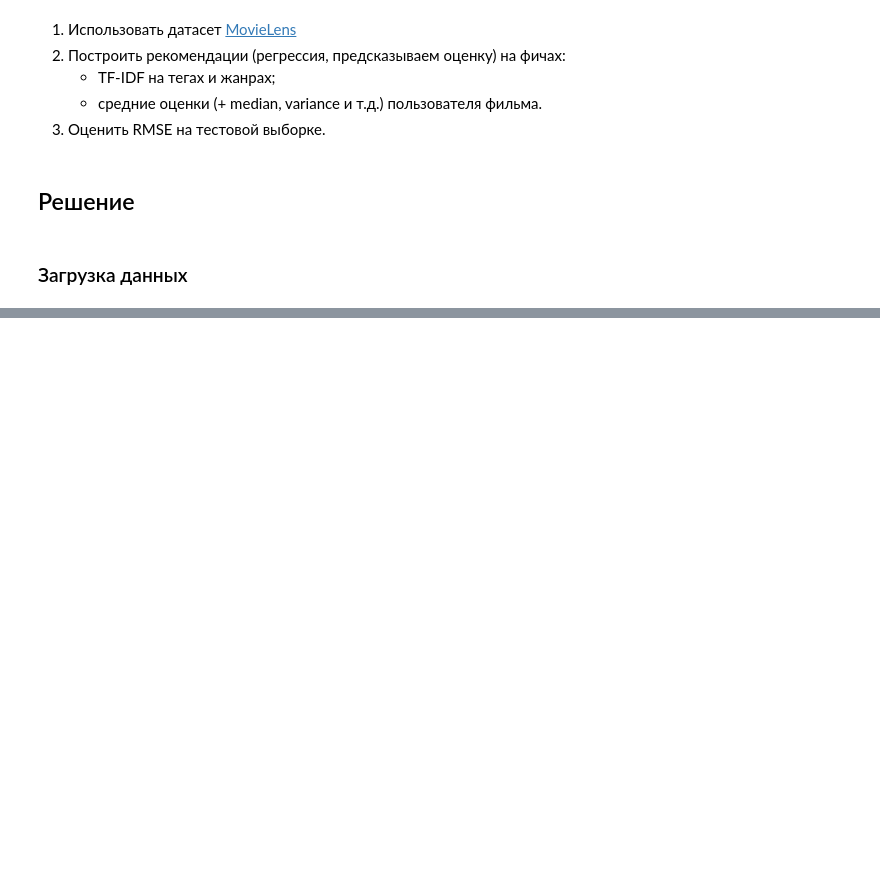
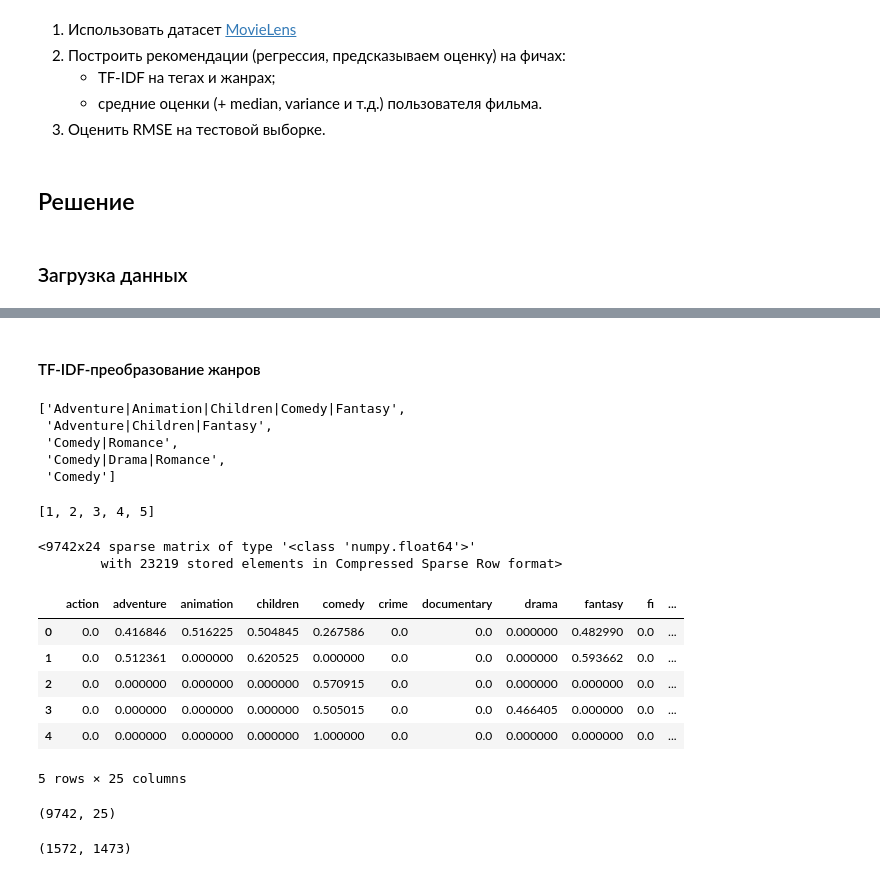
Before and after one commit to BalshowAndrew/ml_studying, a Jupyter notebook: aml/rsml_18/HW01_RSML.ipynb, the cells around one changed output, grey strips where cells are left out. Cells and saved outputs as stored; diff of their text form; code cells hidden in the pictures; blank space fills up the shorter version.

```diff
--- a/aml/rsml_18/HW01_RSML.ipynb
+++ b/aml/rsml_18/HW01_RSML.ipynb
@@ -21,0 +176,54 @@ tags = pd.read_csv('tags.csv')
+# %% [markdown]
+#### TF-IDF-преобразование жанров
+# %%
+# Создаем список жанров каждого из фильмов:
+# Одновременно удаляем прбелы и дефисы в строках
+genres_lst = []
+movieId_lst = []
+
+for index, row in movies.iterrows():
+    movieId_lst.append(row['movieId'])
+    genres_lst.append(row['genres'])
+# %%
+genres_lst[:5]
+# %% [output]
+['Adventure|Animation|Children|Comedy|Fantasy',
+ 'Adventure|Children|Fantasy',
+ 'Comedy|Romance',
+ 'Comedy|Drama|Romance',
+ 'Comedy']
+# %%
+movieId_lst[:5]
+# %% [output]
+[1, 2, 3, 4, 5]
+# %%
+# На основе списка tags_lst создаем спарс-матрицу:
+tfidf_genres = TfidfVectorizer()
+X_train_tfidf_genres = tfidf_genres.fit_transform(genres_lst)
+X_train_tfidf_genres
+# %% [output]
+<9742x24 sparse matrix of type '<class 'numpy.float64'>'
+        with 23219 stored elements in Compressed Sparse Row format>
+# %%
+# Преобразование спар-матирцы в датафрейм:
+tfidf_genres_df = pd.DataFrame(X_train_tfidf_genres.toarray(), columns=tfidf_genres.get_feature_names_out())
+# %%
+# Добавление в датафрейм столбца 'movieId'
+tfidf_genres_df['movieId'] = movieId_lst
+tfidf_genres_df.head()
+# %% [output]
+|  | action | adventure | animation | children | comedy | crime | documentary | drama | fantasy | fi | ... |
+| 0 | 0.0 | 0.416846 | 0.516225 | 0.504845 | 0.267586 | 0.0 | 0.0 | 0.000000 | 0.482990 | 0.0 | ... |
+| 1 | 0.0 | 0.512361 | 0.000000 | 0.620525 | 0.000000 | 0.0 | 0.0 | 0.000000 | 0.593662 | 0.0 | ... |
+| 2 | 0.0 | 0.000000 | 0.000000 | 0.000000 | 0.570915 | 0.0 | 0.0 | 0.000000 | 0.000000 | 0.0 | ... |
+| 3 | 0.0 | 0.000000 | 0.000000 | 0.000000 | 0.505015 | 0.0 | 0.0 | 0.466405 | 0.000000 | 0.0 | ... |
+| 4 | 0.0 | 0.000000 | 0.000000 | 0.000000 | 1.000000 | 0.0 | 0.0 | 0.000000 | 0.000000 | 0.0 | ... |
+5 rows × 25 columns
+# %%
+tfidf_genres_df.shape
+# %% [output]
+(9742, 25)
+# %%
+tfidf_tag_df.shape
+# %% [output]
+(1572, 1473)
```
Also changed, not shown: parts of 39 cells of this notebook.
